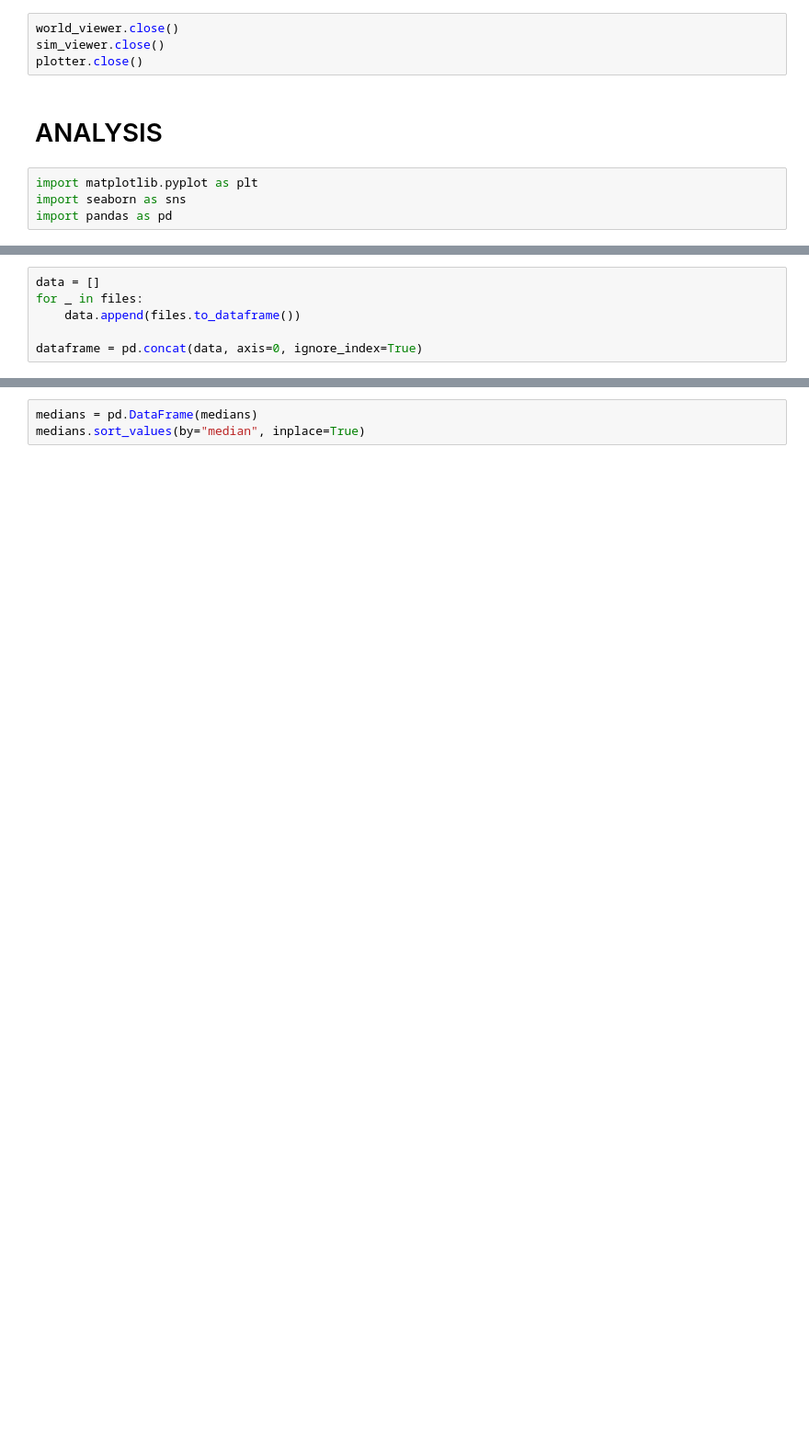
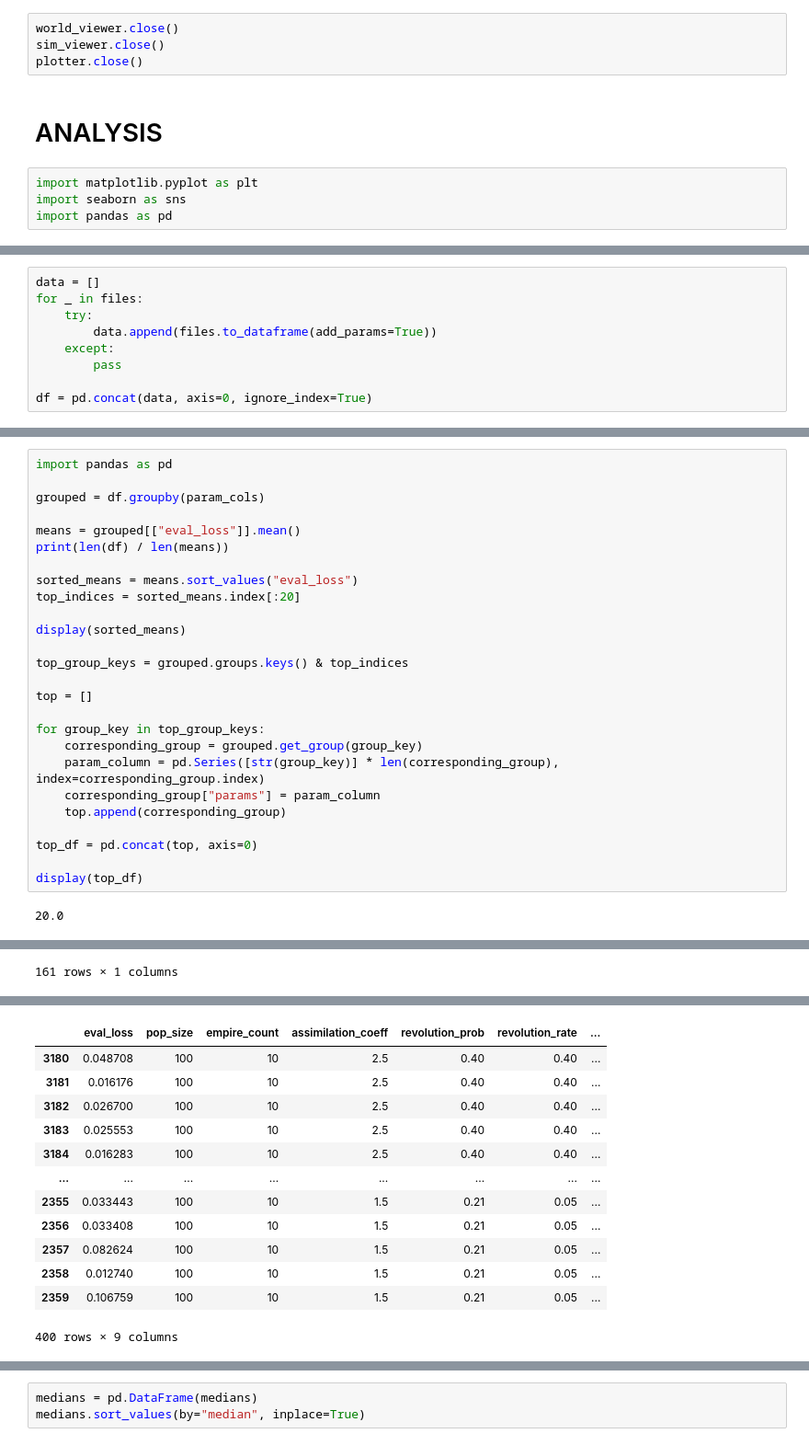
Before and after one commit to giladfrid009/3DoF-Orient-Detection, a Jupyter notebook: main.ipynb, the cells around one changed output, grey strips where cells are left out. Shown: that part at 92% size. Drawn from its saved outputs; the diff is of its cells as text; blank space fills up the shorter version.

```diff
--- a/main.ipynb
+++ b/main.ipynb
@@ -85,6 +85,9 @@ files = LogFiles(path)
 # %%
 data = []
 for _ in files:
-    data.append(files.to_dataframe())
+    try:
+        data.append(files.to_dataframe(add_params=True))
+    except:
+        pass
 
-dataframe = pd.concat(data, axis=0, ignore_index=True)
+df = pd.concat(data, axis=0, ignore_index=True)
@@ -92,0 +108,28 @@ dataframe.columns
+# %%
+import pandas as pd
+
+grouped = df.groupby(param_cols)
+
+means = grouped[["eval_loss"]].mean()
+print(len(df) / len(means))
+
+sorted_means = means.sort_values("eval_loss")
+top_indices = sorted_means.index[:20]
+
+display(sorted_means)
+
+top_group_keys = grouped.groups.keys() & top_indices
+
+top = []
+
+for group_key in top_group_keys:
+    corresponding_group = grouped.get_group(group_key)
+    param_column = pd.Series([str(group_key)] * len(corresponding_group), index=corresponding_group.index)
+    corresponding_group["params"] = param_column
+    top.append(corresponding_group)
+
+top_df = pd.concat(top, axis=0)
+
+display(top_df)
+# %% [output]
+20.0
@@ -92,0 +149 @@ dataframe.columns
+161 rows × 1 columns
@@ -92,0 +167,13 @@ dataframe.columns
+|  | eval_loss | pop_size | empire_count | assimilation_coeff | revolution_prob | revolution_rate | ... |
+| 3180 | 0.048708 | 100 | 10 | 2.5 | 0.40 | 0.40 | ... |
+| 3181 | 0.016176 | 100 | 10 | 2.5 | 0.40 | 0.40 | ... |
+| 3182 | 0.026700 | 100 | 10 | 2.5 | 0.40 | 0.40 | ... |
+| 3183 | 0.025553 | 100 | 10 | 2.5 | 0.40 | 0.40 | ... |
+| 3184 | 0.016283 | 100 | 10 | 2.5 | 0.40 | 0.40 | ... |
+| ... | ... | ... | ... | ... | ... | ... | ... |
+| 2355 | 0.033443 | 100 | 10 | 1.5 | 0.21 | 0.05 | ... |
+| 2356 | 0.033408 | 100 | 10 | 1.5 | 0.21 | 0.05 | ... |
+| 2357 | 0.082624 | 100 | 10 | 1.5 | 0.21 | 0.05 | ... |
+| 2358 | 0.012740 | 100 | 10 | 1.5 | 0.21 | 0.05 | ... |
+| 2359 | 0.106759 | 100 | 10 | 1.5 | 0.21 | 0.05 | ... |
+400 rows × 9 columns
```
Also changed, not shown: parts of 14 cells of this notebook, 7 other files.
